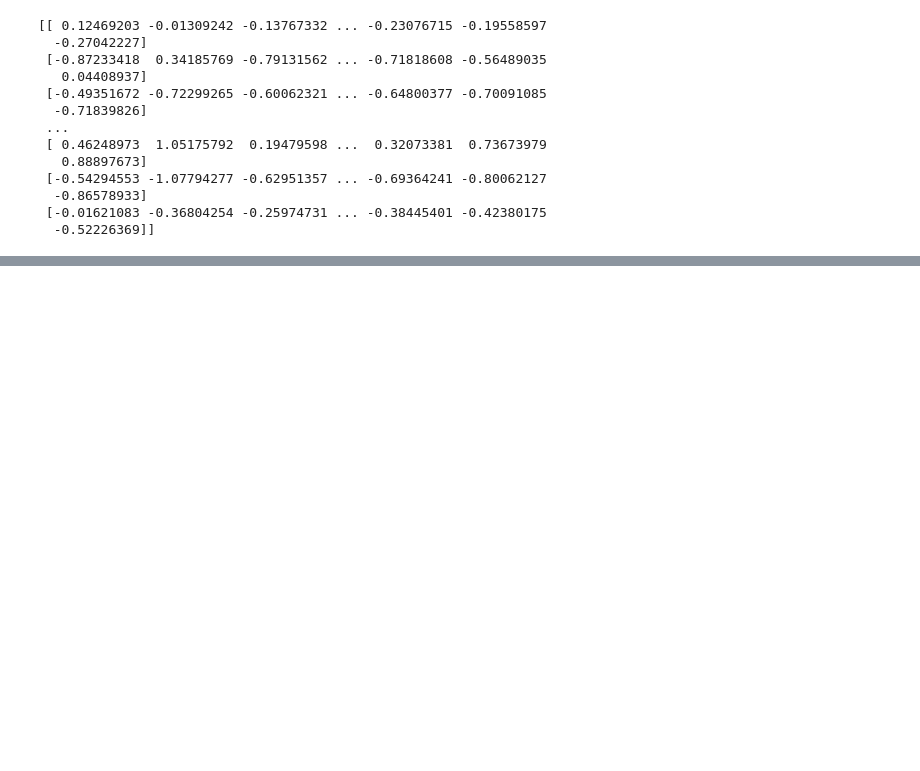
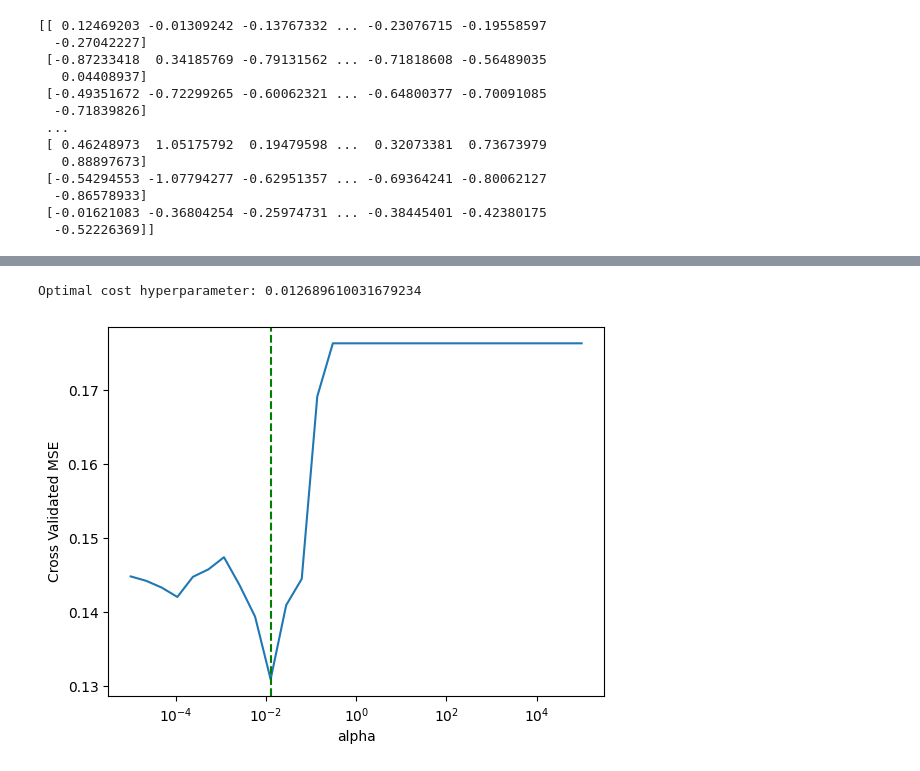
Before and after one commit to IsaacJihwanYoo795/undergrad_ml_assignments, a Jupyter notebook: 04_assignment_regularization.ipynb, the cells around one changed output, grey strips where cells are left out. Drawn from its saved outputs; the diff is of its cells as text; code cells hidden in the pictures; blank space fills up the shorter version.

```diff
--- a/04_assignment_regularization.ipynb
+++ b/04_assignment_regularization.ipynb
@@ -123,0 +259,11 @@ print(X_scaled)
+# %%
+from sklearn.linear_model import LinearRegression
+y = heart["DEATH_EVENT"]
+
+X = pd.DataFrame(Xfinalh, columns=feature)
+
+model = LinearRegression()
+model = model.fit(X, y)
+
+print(f"Model intercept: {model.intercept_}")
+pd.DataFrame({"variable":model.feature_names_in_, "coefficient":model.coef_ })
@@ -123,0 +289,23 @@ print(X_scaled)
+# %%
+import warnings
+from sklearn.exceptions import ConvergenceWarning
+warnings.filterwarnings("ignore", category=ConvergenceWarning)
+
+from sklearn.linear_model import LassoCV, lasso_path, Lasso
+
+alphas = np.logspace(-5,5,30)
+model = LassoCV(cv=20,
+                alphas=alphas,max_iter = 10_000, random_state=100)
+model = model.fit(X, y)
+index_star = np.argmin( np.median(model.mse_path_,axis=1) )
+alpha_star = model.alphas_[index_star]
+sns.lineplot( x=model.alphas_, y= np.median(model.mse_path_,axis=1) )
+plt.axvline(x=alpha_star, color='green', linestyle='--',
+            linewidth=1.5)
+plt.xscale("log")
+plt.xlabel("alpha")
+plt.ylabel("Cross Validated MSE")
+print(f'Optimal cost hyperparameter: {alpha_star}')
+# %% [output]
+Optimal cost hyperparameter: 0.012689610031679234
+[figure, added]
```
Also changed, not shown: parts of 10 cells of this notebook.
